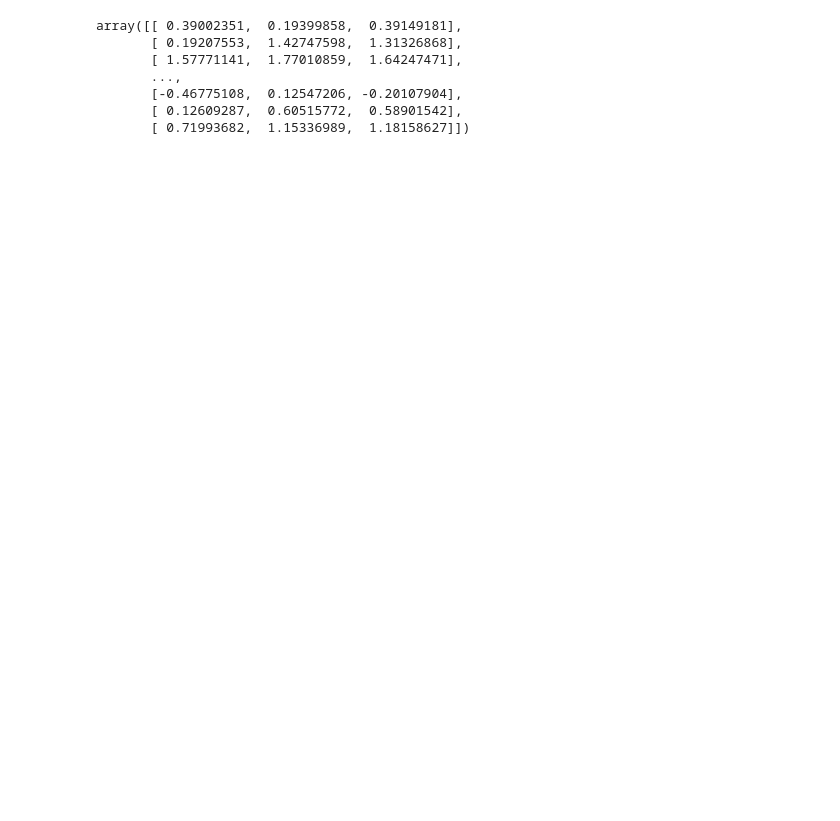
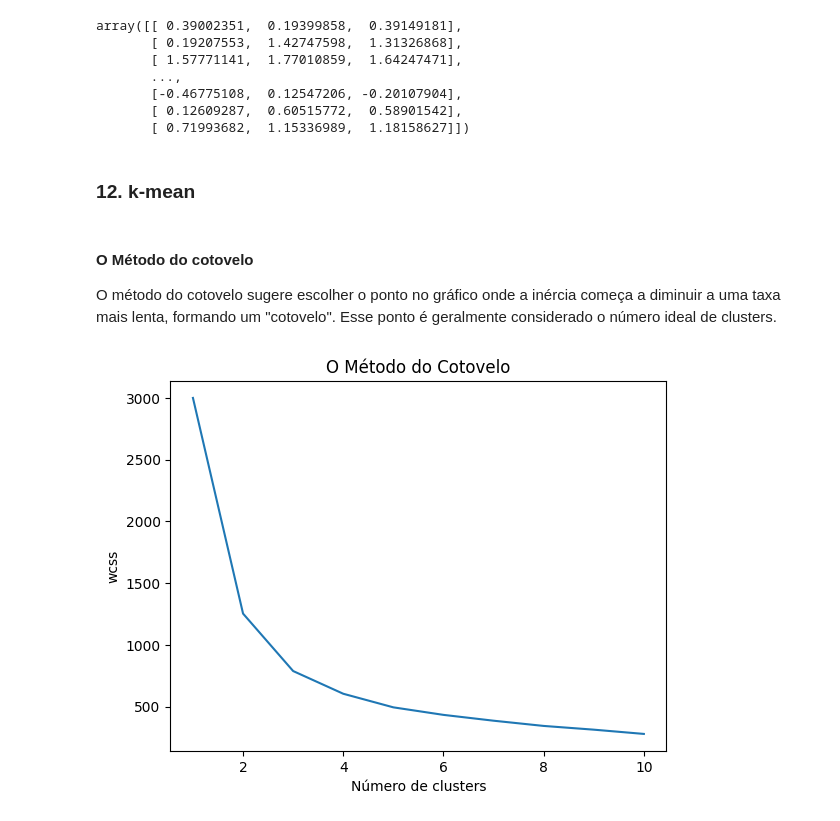
Before and after one commit to KARINAgoncalvesSOARES/kmens, a Jupyter notebook: 2_StudentsPerformance/Students_Performance.ipynb, the cells around one changed output. Saved outputs shown, nothing was run; the diff lists cells and outputs as text; code cells hidden in the pictures; blank space fills up the shorter version.

Commit message:
Ajuste do modelo e retonando o número de clusters.

```diff
--- a/2_StudentsPerformance/Students_Performance.ipynb
+++ b/2_StudentsPerformance/Students_Performance.ipynb
@@ -247,3 +259,5 @@ array([[ 0.39002351,  0.19399858,  0.39149181],
        [-0.46775108,  0.12547206, -0.20107904],
        [ 0.12609287,  0.60515772,  0.58901542],
        [ 0.71993682,  1.15336989,  1.18158627]])
+# %% [markdown]
+### 12. k-mean
@@ -249,0 +266,19 @@ array([[ 0.39002351,  0.19399858,  0.39149181],
+# %%
+wcss = [] # Within-Cluster Sum of Squares / Soma de quadrados dentro do cluster
+# %% [markdown]
+#### O Método do cotovelo
+
+O método do cotovelo sugere escolher o ponto no gráfico onde a inércia começa a diminuir a uma taxa mais lenta, formando um "cotovelo". Esse ponto é geralmente considerado o número ideal de clusters.
+# %%
+for i in range(1, 11):
+        # Inicializando objeto KMeans usando a inicialização "k-means++" p/ escolher os centroides.
+        kmeans = KMeans(n_clusters=i, init="k-means++", random_state=0)
+        kmeans.fit(x)
+        wcss.append(kmeans.inertia_) # Métrica que calcula a soma dos quadrados das distâncias dos pontos ao centróide mais próximo.
+plt.plot(range(1,11), wcss) # Plota o gráfico da inércia em relação ao número de clusters, variando de 1 a 10.
+plt.title("O Método do Cotovelo")
+plt.xlabel("Número de clusters")
+plt.ylabel("wcss")
+plt.show()
+# %% [output]
+[figure, added]
```
Also changed, not shown: parts of 9 cells of this notebook.
